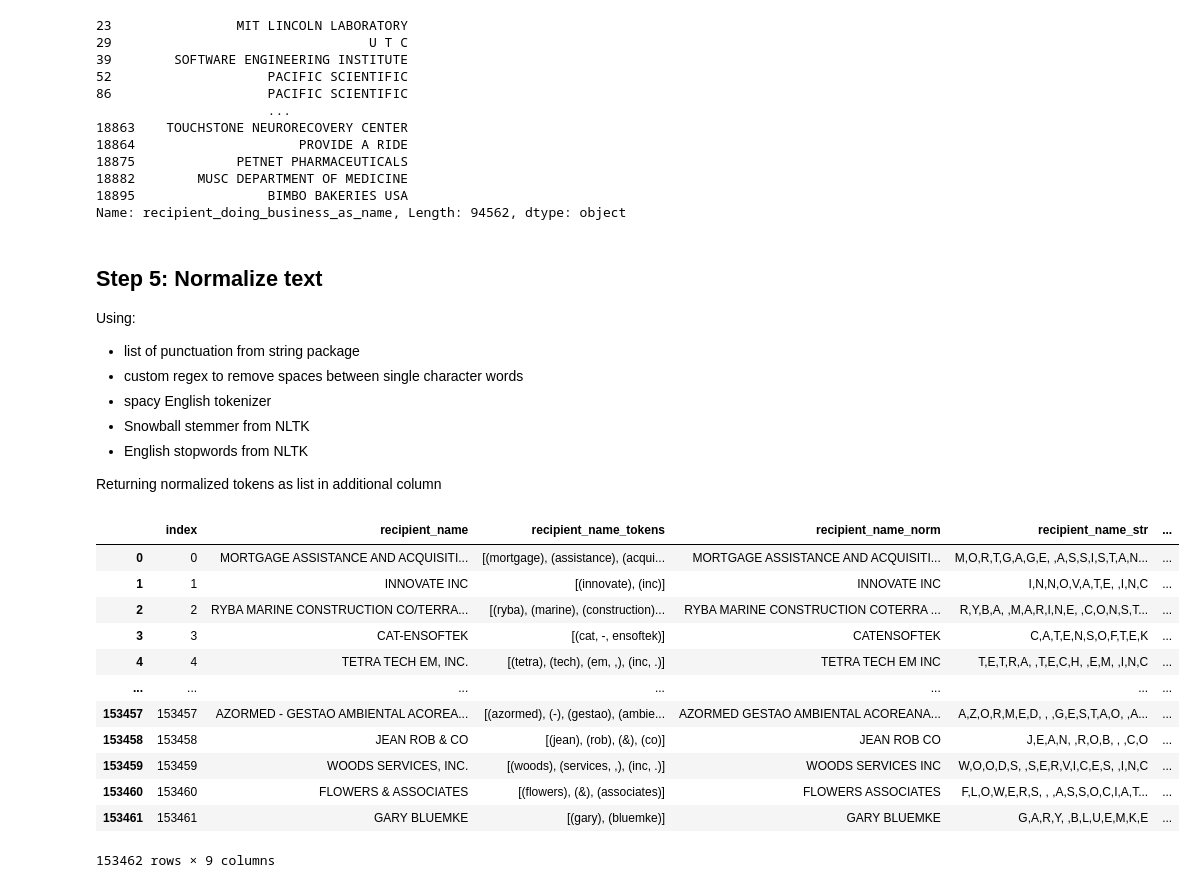
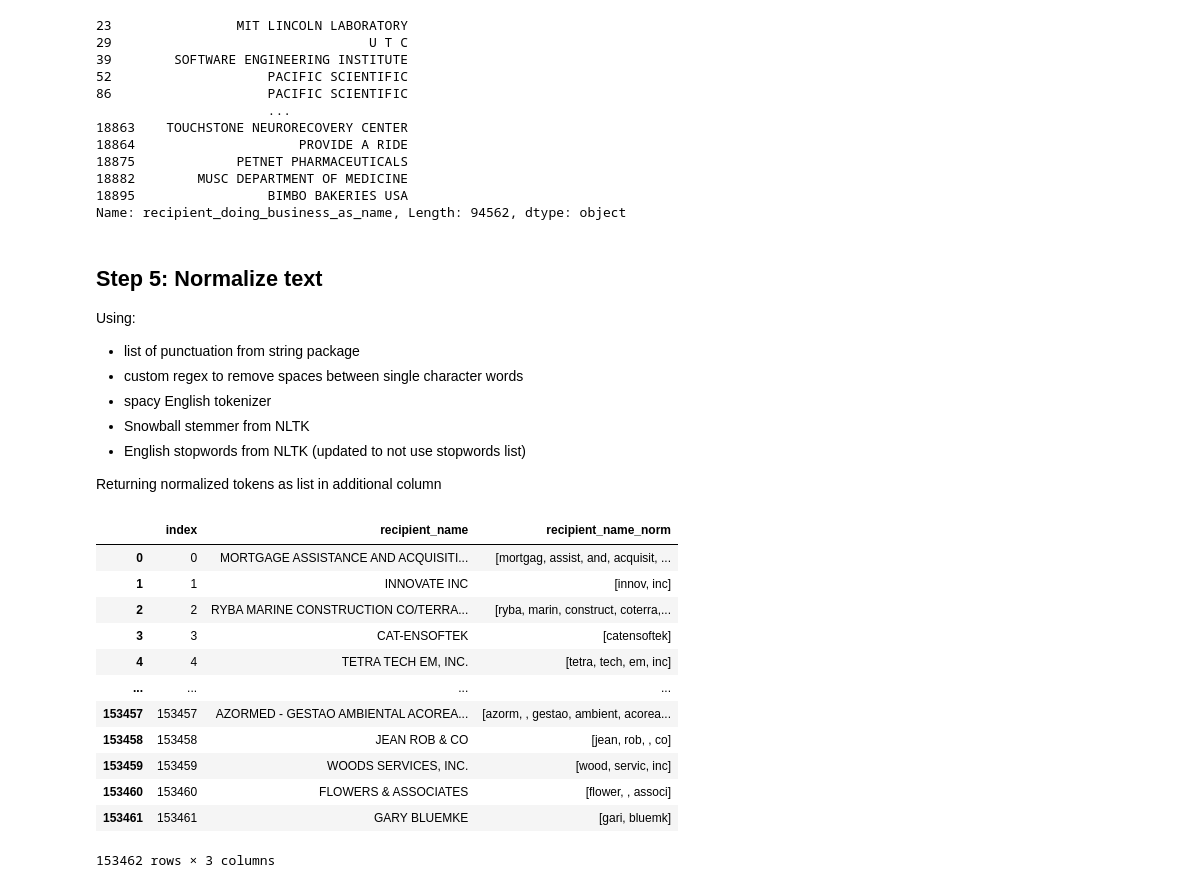
Before and after one commit to shannonmooney/government-spend, a Jupyter notebook: government spend analysis.ipynb, the cells around one changed output. Saved outputs shown, nothing was run; the diff lists cells and outputs as text; code cells hidden in the pictures.

Commit message:
normalized done

```diff
--- a/government spend analysis.ipynb
+++ b/government spend analysis.ipynb
@@ -131,52 +131,50 @@ Using:
  - custom regex to remove spaces between single character words
  - spacy English tokenizer
  - Snowball stemmer from NLTK
- - English stopwords from NLTK
+ - English stopwords from NLTK (updated to not use stopwords list)
 
 Returning normalized tokens as list in additional column
 # %%
-stop = set(stopwords.words('english'))
+# stop = set(stopwords.words('english'))
 punct = string.punctuation
 
 def remove_punct(text):
     text_str = str(text)
     for c in text_str:
         if c in punct:
             text_str = text_str.replace(c, '')
     return text_str
 
 def remove_whitespace(text_str):
-    for c in text_str:
-        if re.match(r'(?<=\s[A-Z0-9])[ ](?=[A-Z0-9]\s)', c):
-            text_str = text_str.replace(c, '')
+    text_str = re.sub(r'(?<=\s[A-Z0-9])[ ](?=[A-Z0-9]\s)', '', text_str)
+    text_str = re.sub(r'(?<=^[A-Z0-9])[ ](?=[A-Z0-9])', '', text_str)
+    text_str = re.sub(r'(?<=[A-Z0-9])[ ](?=[A-Z0-9]$)', '', text_str)
     return text_str
 
 def normalize_text(text_str):
     wordlist = []
     for w in tokenizer(text_str):
-        if str(w).lower() not in stop and not w.is_punct:
+        if not w.is_punct:
             wordlist.append(stemmer.stem(str(w).lower()))
     return wordlist
 
-suppliers_unique['recipient_name_1'] = suppliers_unique.recipient_name.apply(remove_punct)
-
-suppliers_unique['recipient_name_2'] = suppliers_unique['recipient_name_1'].str.replace('(?<=\s[A-Z0-9])[ ](?=[A-Z0-9]\s)', '', regex = True)
+suppliers_unique['recipient_name_norm'] = suppliers_unique.recipient_name.apply(remove_punct).apply(remove_whitespace).apply(normalize_text)
 
 suppliers_unique
 # %% [output]
-|  | index | recipient_name | recipient_name_tokens | recipient_name_norm | recipient_name_str | ... |
-| 0 | 0 | MORTGAGE ASSISTANCE AND ACQUISITI... | [(mortgage), (assistance), (acqui... | MORTGAGE ASSISTANCE AND ACQUISITI... | M,O,R,T,G,A,G,E, ,A,S,S,I,S,T,A,N... | ... |
-| 1 | 1 | INNOVATE INC | [(innovate), (inc)] | INNOVATE INC | I,N,N,O,V,A,T,E, ,I,N,C | ... |
-| 2 | 2 | RYBA MARINE CONSTRUCTION CO/TERRA... | [(ryba), (marine), (construction)... | RYBA MARINE CONSTRUCTION COTERRA ... | R,Y,B,A, ,M,A,R,I,N,E, ,C,O,N,S,T... | ... |
-| 3 | 3 | CAT-ENSOFTEK | [(cat, -, ensoftek)] | CATENSOFTEK | C,A,T,E,N,S,O,F,T,E,K | ... |
-| 4 | 4 | TETRA TECH EM, INC. | [(tetra), (tech), (em, ,), (inc, .)] | TETRA TECH EM INC | T,E,T,R,A, ,T,E,C,H, ,E,M, ,I,N,C | ... |
-| ... | ... | ... | ... | ... | ... | ... |
-| 153457 | 153457 | AZORMED - GESTAO AMBIENTAL ACOREA... | [(azormed), (-), (gestao), (ambie... | AZORMED GESTAO AMBIENTAL ACOREANA... | A,Z,O,R,M,E,D, , ,G,E,S,T,A,O, ,A... | ... |
-| 153458 | 153458 | JEAN ROB & CO | [(jean), (rob), (&), (co)] | JEAN ROB CO | J,E,A,N, ,R,O,B, , ,C,O | ... |
-| 153459 | 153459 | WOODS SERVICES, INC. | [(woods), (services, ,), (inc, .)] | WOODS SERVICES INC | W,O,O,D,S, ,S,E,R,V,I,C,E,S, ,I,N,C | ... |
-| 153460 | 153460 | FLOWERS & ASSOCIATES | [(flowers), (&), (associates)] | FLOWERS ASSOCIATES | F,L,O,W,E,R,S, , ,A,S,S,O,C,I,A,T... | ... |
-| 153461 | 153461 | GARY BLUEMKE | [(gary), (bluemke)] | GARY BLUEMKE | G,A,R,Y, ,B,L,U,E,M,K,E | ... |
+|  | index | recipient_name | recipient_name_norm |
+| 0 | 0 | MORTGAGE ASSISTANCE AND ACQUISITI... | [mortgag, assist, and, acquisit, ... |
+| 1 | 1 | INNOVATE INC | [innov, inc] |
+| 2 | 2 | RYBA MARINE CONSTRUCTION CO/TERRA... | [ryba, marin, construct, coterra,... |
+| 3 | 3 | CAT-ENSOFTEK | [catensoftek] |
+| 4 | 4 | TETRA TECH EM, INC. | [tetra, tech, em, inc] |
+| ... | ... | ... | ... |
+| 153457 | 153457 | AZORMED - GESTAO AMBIENTAL ACOREA... | [azorm, , gestao, ambient, acorea... |
+| 153458 | 153458 | JEAN ROB & CO | [jean, rob, , co] |
+| 153459 | 153459 | WOODS SERVICES, INC. | [wood, servic, inc] |
+| 153460 | 153460 | FLOWERS & ASSOCIATES | [flower, , associ] |
+| 153461 | 153461 | GARY BLUEMKE | [gari, bluemk] |
-153462 rows × 9 columns
+153462 rows × 3 columns
 # %%
 suppliers_unique['recipient_name_str'] = suppliers_unique.recipient_name_norm.agg(lambda x: ','.join(map(str, x)))
 
```
Also changed, not shown: parts of 15 cells of this notebook, 1 other file.
